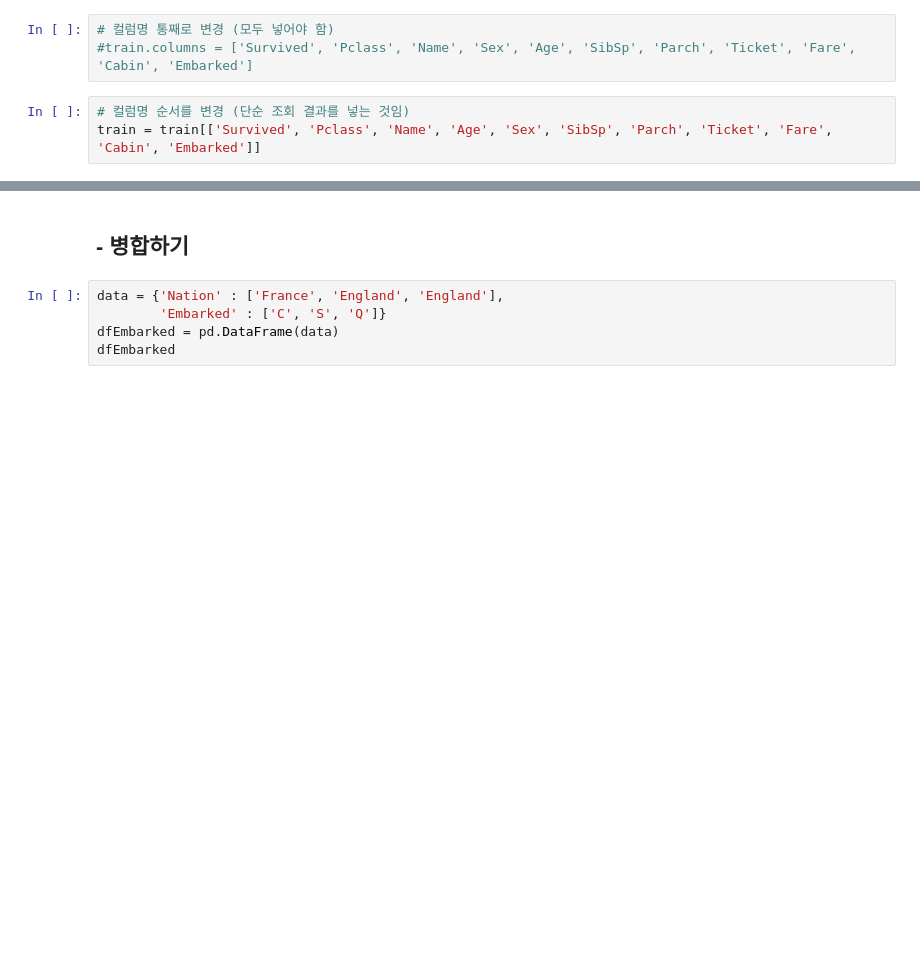
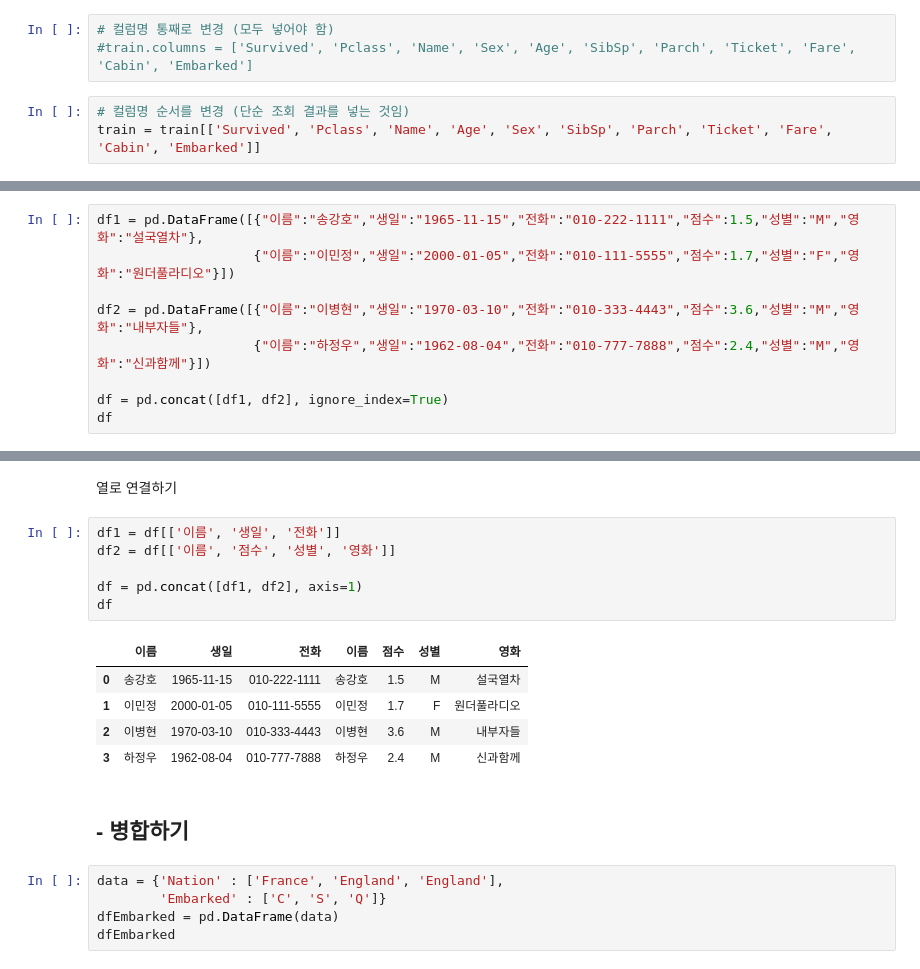
Before and after one commit to kinonia/python-note, a Jupyter notebook: 20.dataframe-demo.ipynb, the cells around one changed output, grey strips where cells are left out. Cells and saved outputs as stored; diff of their text form; blank space fills up the shorter version.

Commit message:
concat 추가

```diff
--- a/20.dataframe-demo.ipynb
+++ b/20.dataframe-demo.ipynb
@@ -986,0 +991,9 @@ train2.head()
+# %%
+df1 = pd.DataFrame([{"이름":"송강호","생일":"1965-11-15","전화":"010-222-1111","점수":1.5,"성별":"M","영화":"설국열차"},
+                    {"이름":"이민정","생일":"2000-01-05","전화":"010-111-5555","점수":1.7,"성별":"F","영화":"원더풀라디오"}])
+
+df2 = pd.DataFrame([{"이름":"이병현","생일":"1970-03-10","전화":"010-333-4443","점수":3.6,"성별":"M","영화":"내부자들"},
+                    {"이름":"하정우","생일":"1962-08-04","전화":"010-777-7888","점수":2.4,"성별":"M","영화":"신과함께"}])
+
+df = pd.concat([df1, df2], ignore_index=True)
+df
@@ -987,3 +1006,17 @@ train2.head()
+# %% [markdown]
+열로 연결하기
+# %%
+df1 = df[['이름', '생일', '전화']]
+df2 = df[['이름', '점수', '성별', '영화']]
+
+df = pd.concat([df1, df2], axis=1)
+df
+# %% [output]
+|  | 이름 | 생일 | 전화 | 이름 | 점수 | 성별 | 영화 |
+| 0 | 송강호 | 1965-11-15 | 010-222-1111 | 송강호 | 1.5 | M | 설국열차 |
+| 1 | 이민정 | 2000-01-05 | 010-111-5555 | 이민정 | 1.7 | F | 원더풀라디오 |
+| 2 | 이병현 | 1970-03-10 | 010-333-4443 | 이병현 | 3.6 | M | 내부자들 |
+| 3 | 하정우 | 1962-08-04 | 010-777-7888 | 하정우 | 2.4 | M | 신과함께 |
 # %% [markdown]
 ## - 병합하기
 # %%
```
Also changed, not shown: parts of 3 cells of this notebook, 1 other file.
